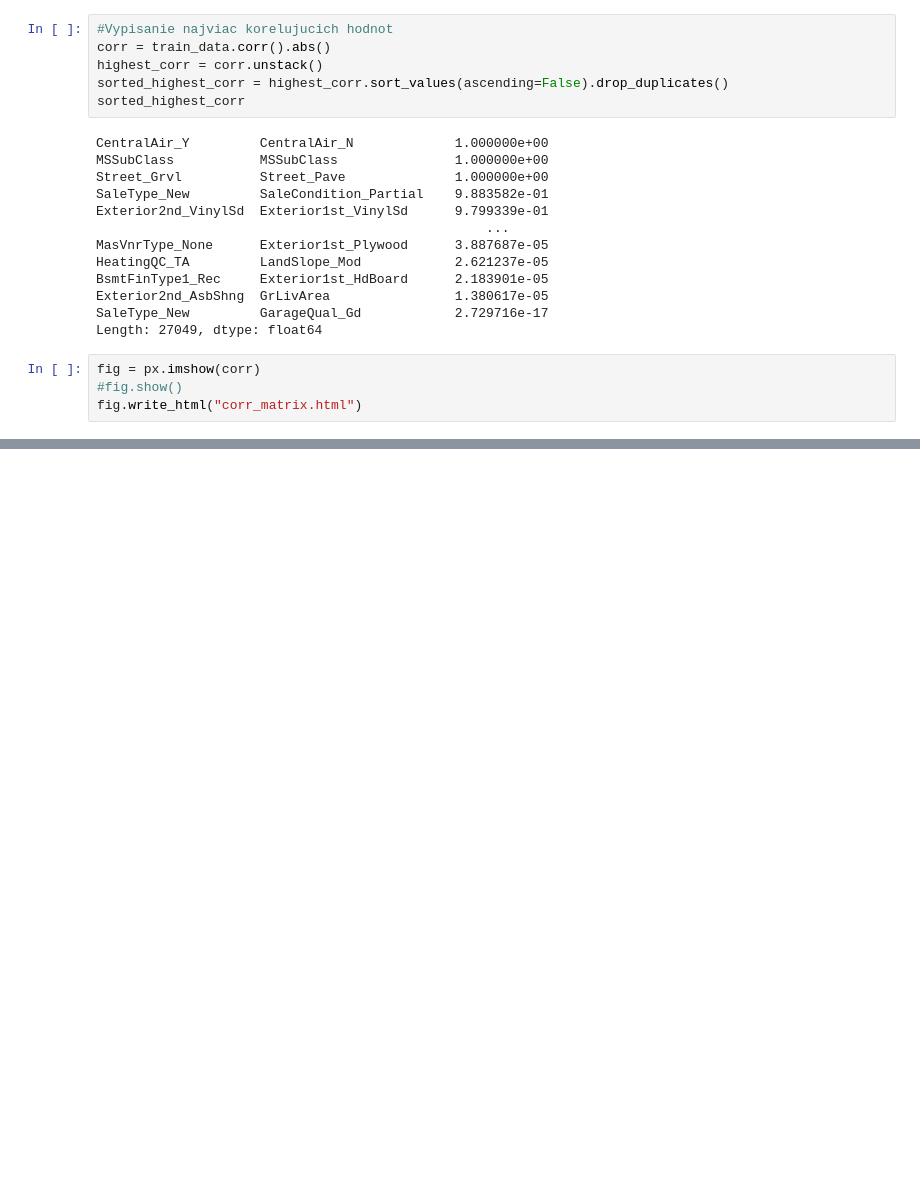
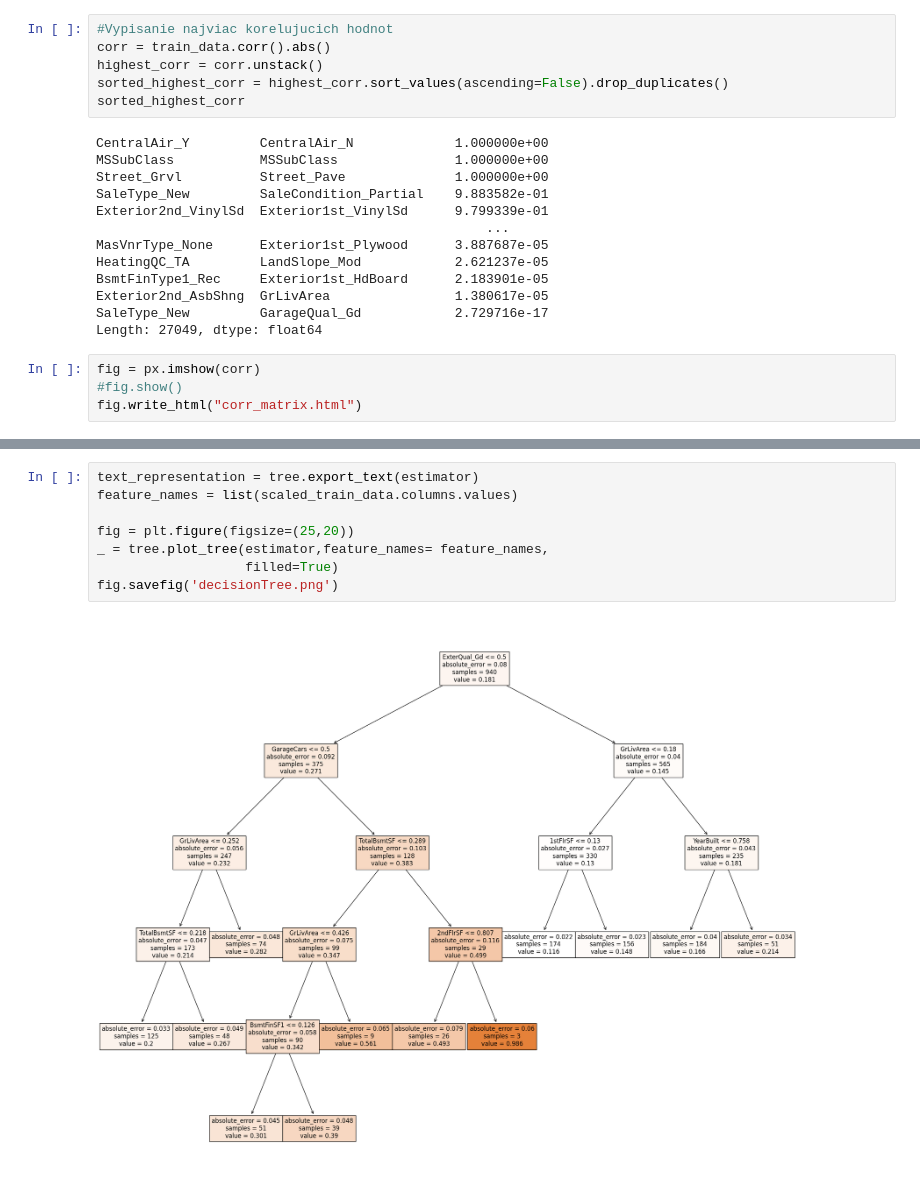
Before and after one commit to MatusKocian00/predict-residence-price, a Jupyter notebook: zadanie-2.ipynb, the cells around one changed output, grey strips where cells are left out. Saved outputs shown, nothing was run; the diff lists cells and outputs as text; blank space fills up the shorter version.

```diff
--- a/zadanie-2.ipynb
+++ b/zadanie-2.ipynb
@@ -53,0 +142,10 @@ fig.write_html("corr_matrix.html")
+# %%
+text_representation = tree.export_text(estimator)
+feature_names = list(scaled_train_data.columns.values)
+
+fig = plt.figure(figsize=(25,20))
+_ = tree.plot_tree(estimator,feature_names= feature_names,
+                   filled=True)
+fig.savefig('decisionTree.png')
+# %% [output]
+[figure, added]
```
Also changed, not shown: parts of 18 cells of this notebook, 1 other file.
